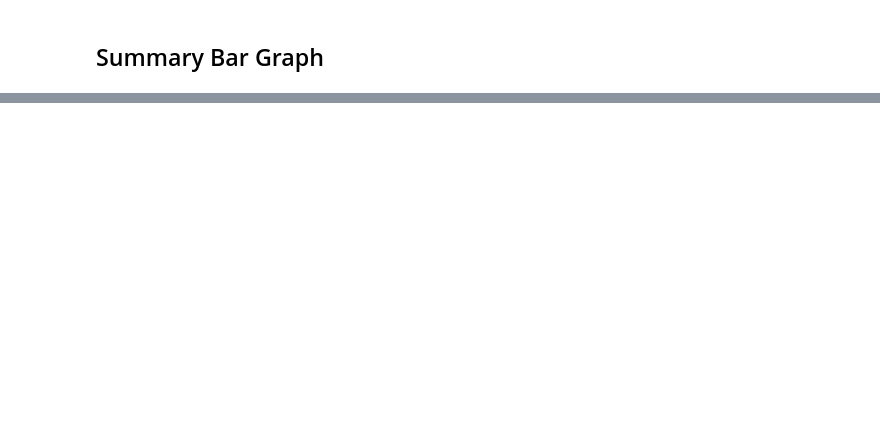
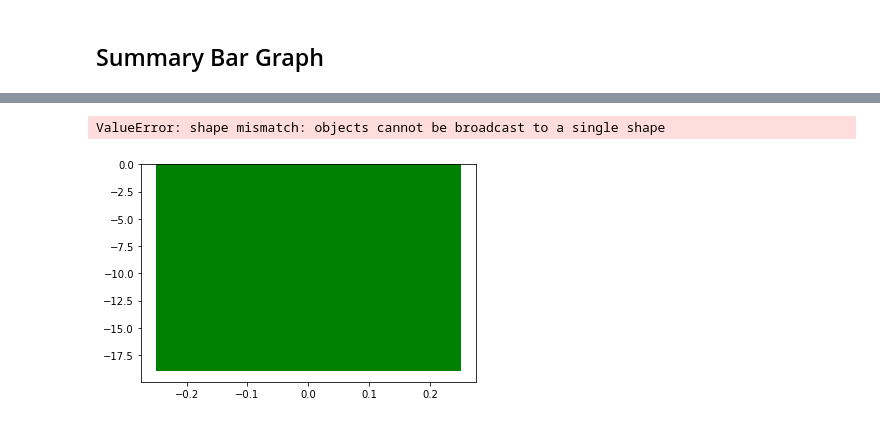
Before and after one commit to rogersc8/matplotlib-challenge, a Jupyter notebook: pymaceuticals_starter.ipynb, the cells around one changed output, grey strips where cells are left out. Saved outputs shown, nothing was run; the diff lists cells and outputs as text; code cells hidden in the pictures; blank space fills up the shorter version.

```diff
--- a/pymaceuticals_starter.ipynb
+++ b/pymaceuticals_starter.ipynb
@@ -286,5 +286,8 @@ plt.show()
 ## Summary Bar Graph
 # %%
 # Calculate the percent changes for each drug
+per_change = round(((reformated_response.iloc[9,:] - reformated_response.iloc[0,:])*100/
+                    reformated_response.iloc[0,:]),0)
+per_change
 
 # Display the data to confirm
@@ -291,23 +307,44 @@ plt.show()
 # %%
 # Store all Relevant Percent Changes into a Tuple
 
+t_pc = (per_change["Capomulin"],
+               per_change["Infubinol"],
+               per_change["Ketapril"],
+               per_change["Placebo"])
+# Splice the data between passing and failing drugs
+fig, pc = plt.subplots()
 
-# Splice the data between passing and failing drugs
+pc_len = np.arange(len(per_change))
 
+width = .5
 
+rxpass = pc.bar(pc_len[0], t_pc[0], width, color='green')
+rxfail = pc.bar(pc_len[1:], t_pc[1:], width, color='red')
 # Orient widths. Add labels, tick marks, etc.
+pc.set_ylabel("Tumor Volume Change (%)")
+pc.set_xlabel("Drugs")
+plt.title("Tumor Change Over 45 Day Treatment")
 
+pc.set_xticks(pc_len + 0.5)
+pc.set_xticklabels(('Capomulin', 'Infubinol', 'Ketapril', 'Placebo'))
+
+pc.set_autoscaley_on(True)
+pc.set_ylim([-30,70])
+pc.grid(True)
 
 # Use functions to label the percentages of changes
 
 
 # Call functions to implement the function calls
 
 
 # Save the Figure
 
 
 # Show the Figure
 fig.show()
+# %% [output]
+ValueError: shape mismatch: objects cannot be broadcast to a single shape
+[figure, added]
 # %% [markdown]
 ![Metastatic Spread During Treatment](../Images/change.png)
```
Also changed, not shown: parts of 1 cell of this notebook.
